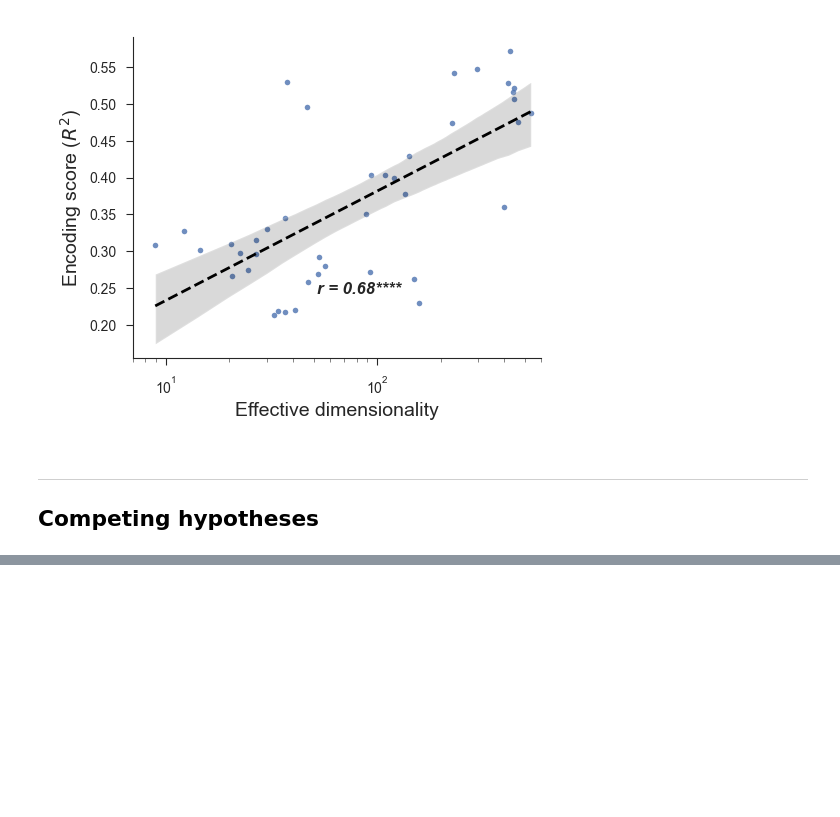
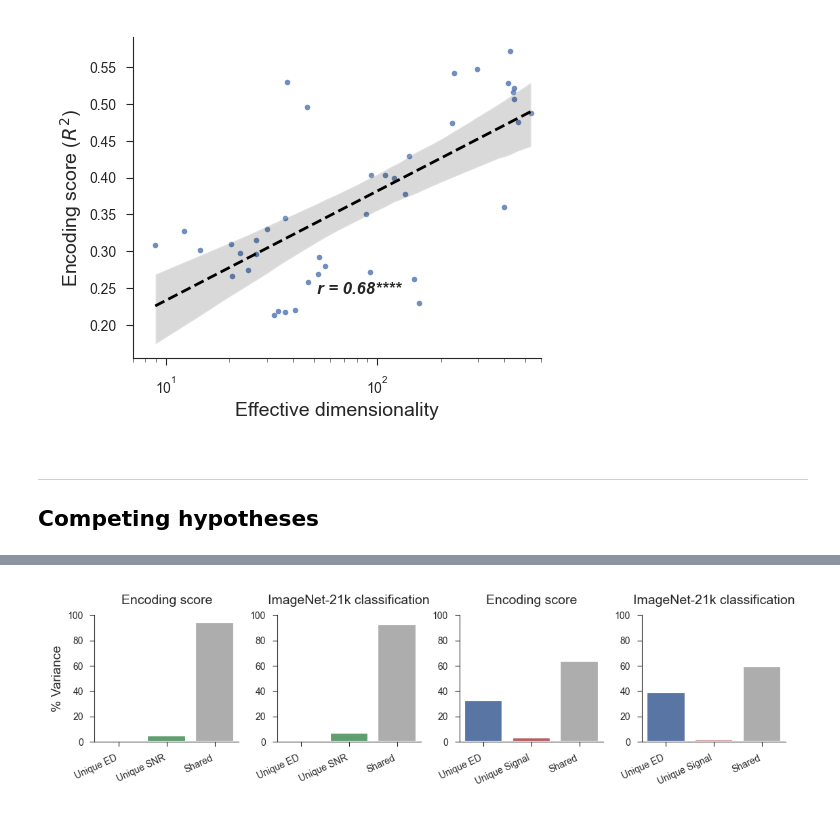
Before and after one commit to EricElmoznino/encoder_dimensionality, a Jupyter notebook: figures/manuscript/results.ipynb, the cells around one changed output, grey strips where cells are left out. Saved outputs shown, nothing was run; the diff lists cells and outputs as text; code cells hidden in the pictures; blank space fills up the shorter version.

```diff
--- a/figures/manuscript/results.ipynb
+++ b/figures/manuscript/results.ipynb
@@ -1229,0 +1230,39 @@ plt.show()
+# %%
+fig, axs = plt.subplots(1, 4, figsize=(5.5, 1.5))
+
+data = pd.read_csv("data/variance_partitions_encoding-ed_snr.csv")  # Obtained from Matlab code
+data["Row"] = data["Row"].replace({"Unique_ED": "Unique ED", "Unique_SNR": "Unique SNR", "Common_ED_and_SNR": "Shared"})
+sns.barplot(data=data.iloc[:-1], x="Row", y="Percent_Total",
+            palette=[sns.color_palette()[0], sns.color_palette()[2], sns.color_palette("Greys")[2]],
+            ax=axs[0])
+axs[0].set(xlabel=None, ylabel="% Variance", ylim=(0, 100), title='Encoding score')
+axs[0].set_xticklabels(axs[0].get_xticklabels(), rotation=25, ha='right')
+
+data = pd.read_csv("data/variance_partitions_mrr-ed_snr.csv")  # Obtained from Matlab code
+data["Row"] = data["Row"].replace({"Unique_ED": "Unique ED", "Unique_SNR": "Unique SNR", "Common_ED_and_SNR": "Shared"})
+sns.barplot(data=data.iloc[:-1], x="Row", y="Percent_Total",
+            palette=[sns.color_palette()[0], sns.color_palette()[2], sns.color_palette("Greys")[2]],
+            ax=axs[1])
+axs[1].set(xlabel=None, ylabel=None, ylim=(0, 100), title='ImageNet-21k classification')
+axs[1].set_xticklabels(axs[1].get_xticklabels(), rotation=25, ha='right')
+
+data = pd.read_csv("data/variance_partitions_encoding-ed_signal.csv")  # Obtained from Matlab code
+data["Row"] = data["Row"].replace({"Unique_ED": "Unique ED", "Unique_Signal": "Unique Signal", "Common_ED_and_Signal": "Shared"})
+sns.barplot(data=data.iloc[:-1], x="Row", y="Percent_Total",
+            palette=[sns.color_palette()[0], sns.color_palette()[3], sns.color_palette("Greys")[2]],
+            ax=axs[2])
+axs[2].set(xlabel=None, ylabel=None, ylim=(0, 100), title='Encoding score')
+axs[2].set_xticklabels(axs[2].get_xticklabels(), rotation=25, ha='right')
+
+data = pd.read_csv("data/variance_partitions_mrr-ed_signal.csv")  # Obtained from Matlab code
+data["Row"] = data["Row"].replace({"Unique_ED": "Unique ED", "Unique_Signal": "Unique Signal", "Common_ED_and_Signal": "Shared"})
+sns.barplot(data=data.iloc[:-1], x="Row", y="Percent_Total",
+            palette=[sns.color_palette()[0], sns.color_palette()[3], sns.color_palette("Greys")[2]],
+            ax=axs[3])
+axs[3].set(xlabel=None, ylabel=None, ylim=(0, 100), title='ImageNet-21k classification')
+axs[3].set_xticklabels(axs[3].get_xticklabels(), rotation=25, ha='right')
+
+plt.savefig('saved/appendix_competing-partition.png', dpi=300)
+plt.show()
+# %% [output]
+[figure, added]
```
Also changed, not shown: parts of 3 cells of this notebook, 16 other files.
